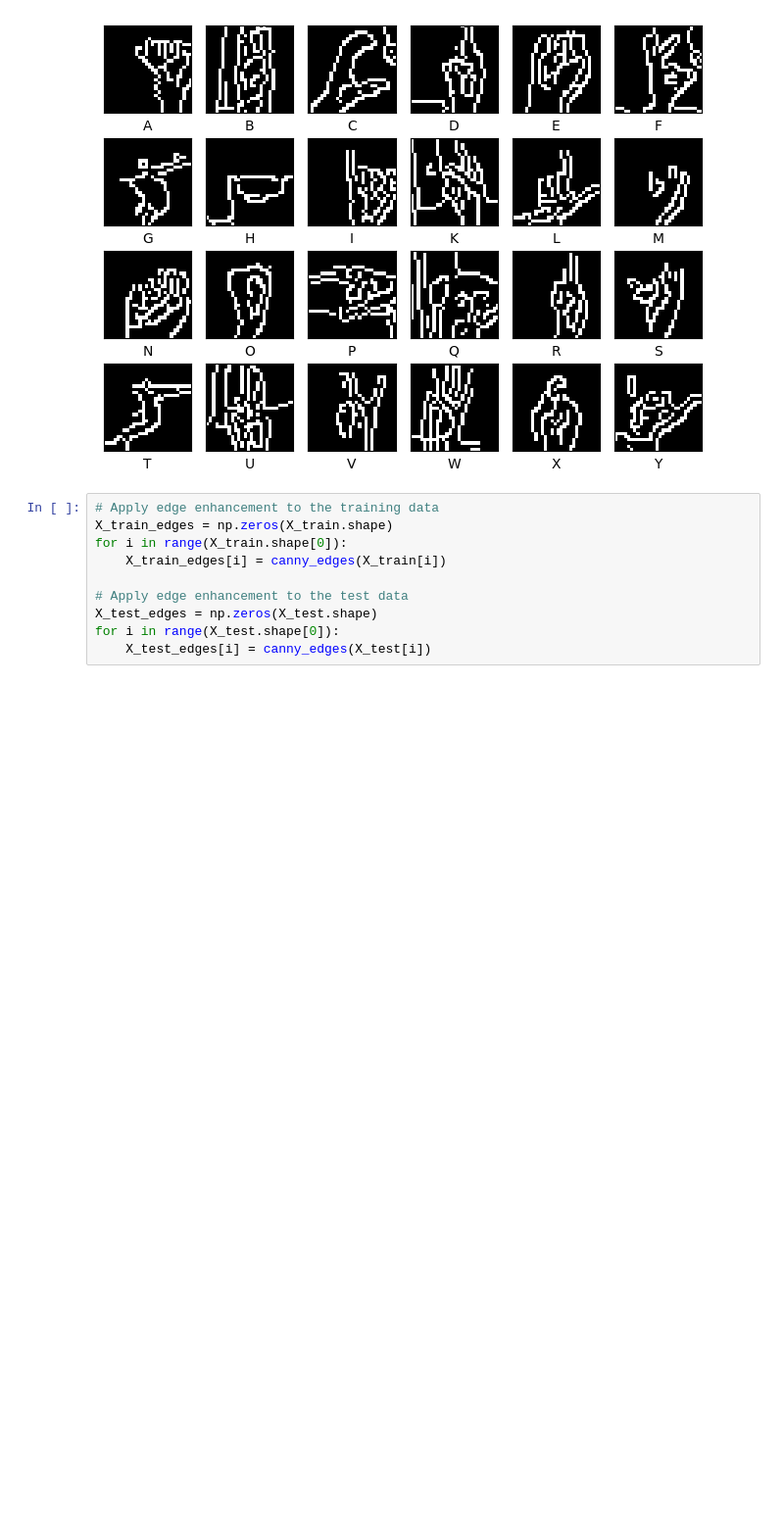
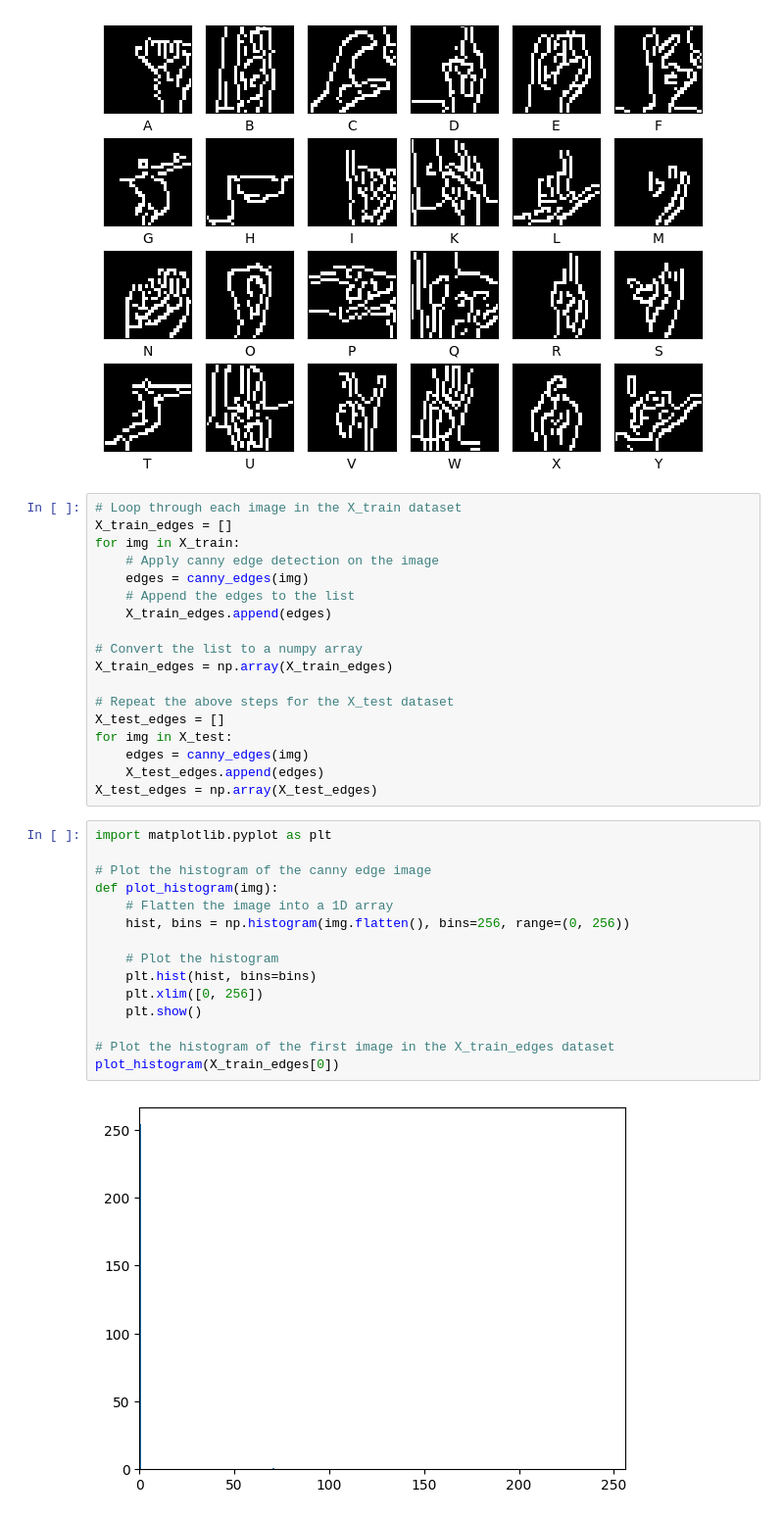
Before and after one commit to DataScienceAndEngineering/machine-learning-dse-i210-final-project-signlanguageclassification, a Jupyter notebook: notebooks/1.5-su-Edge-Detection.ipynb, the cells around one changed output. Shown at 98% size. Cells and saved outputs as stored; diff of their text form; blank space fills up the shorter version.

Commit message:
features from edge detected histogram

```diff
--- a/notebooks/1.5-su-Edge-Detection.ipynb
+++ b/notebooks/1.5-su-Edge-Detection.ipynb
@@ -152,13 +152,38 @@ plt.tight_layout()
 plt.show()
 # %% [output]
 [figure]
-# %%
-# Apply edge enhancement to the training data
-X_train_edges = np.zeros(X_train.shape)
-for i in range(X_train.shape[0]):
-    X_train_edges[i] = canny_edges(X_train[i])
-
-# Apply edge enhancement to the test data
-X_test_edges = np.zeros(X_test.shape)
-for i in range(X_test.shape[0]):
-    X_test_edges[i] = canny_edges(X_test[i])
+# %%
+# Loop through each image in the X_train dataset
+X_train_edges = []
+for img in X_train:
+    # Apply canny edge detection on the image
+    edges = canny_edges(img)
+    # Append the edges to the list
+    X_train_edges.append(edges)
+
+# Convert the list to a numpy array
+X_train_edges = np.array(X_train_edges)
+
+# Repeat the above steps for the X_test dataset
+X_test_edges = []
+for img in X_test:
+    edges = canny_edges(img)
+    X_test_edges.append(edges)
+X_test_edges = np.array(X_test_edges)
+# %%
+import matplotlib.pyplot as plt
+
+# Plot the histogram of the canny edge image
+def plot_histogram(img):
+    # Flatten the image into a 1D array
+    hist, bins = np.histogram(img.flatten(), bins=256, range=(0, 256))
+
+    # Plot the histogram
+    plt.hist(hist, bins=bins)
+    plt.xlim([0, 256])
+    plt.show()
+
+# Plot the histogram of the first image in the X_train_edges dataset
+plot_histogram(X_train_edges[0])
+# %% [output]
+[figure, added]
```
Also changed, not shown: parts of 5 cells of this notebook.
